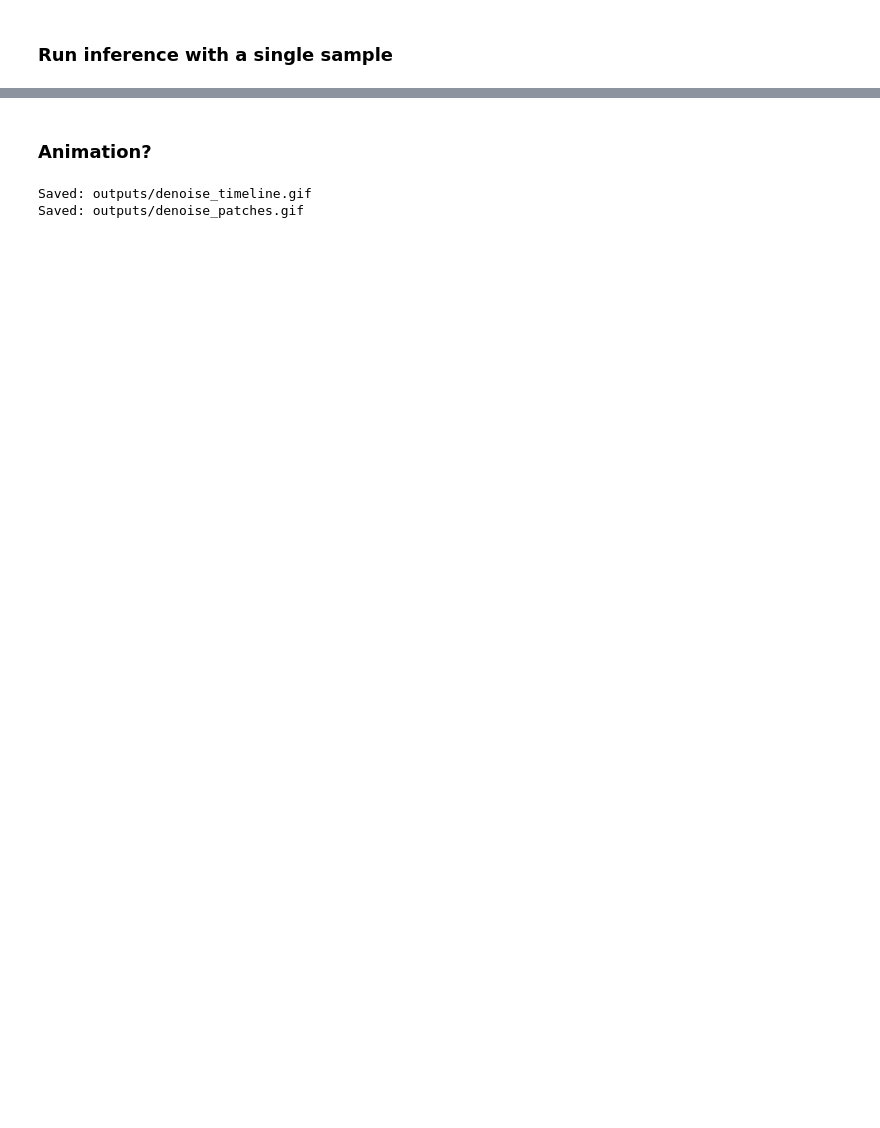
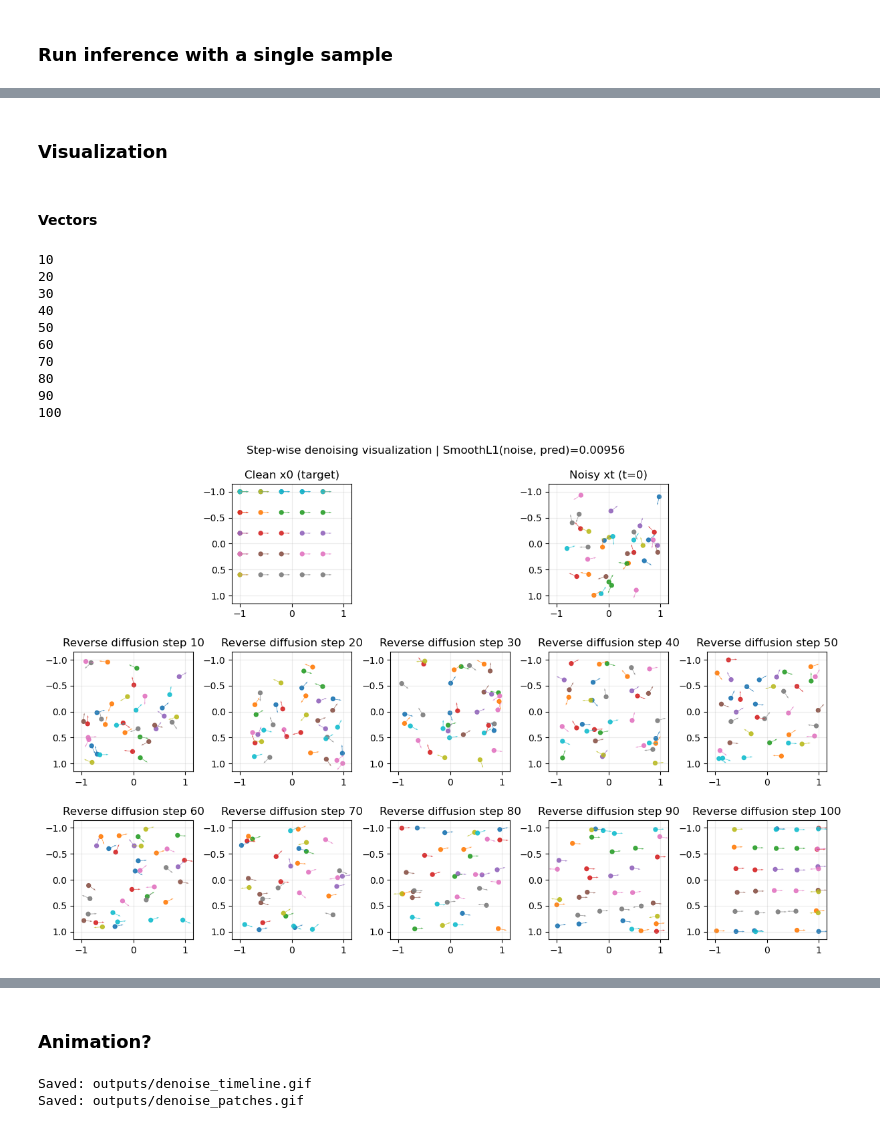
Before and after one commit to silviasuhu/deep-learning-puzzle-project, a Jupyter notebook: inference_visualization.ipynb, the cells around one changed output, grey strips where cells are left out. Saved outputs shown, nothing was run; the diff lists cells and outputs as text; code cells hidden in the pictures; blank space fills up the shorter version.

```diff
--- a/inference_visualization.ipynb
+++ b/inference_visualization.ipynb
@@ -388 +644,40 @@ Sample loss: 0.017091238871216774
+# %% [markdown]
+### Visualization
+# %% [markdown]
+#### Vectors
+# %%
+fig, axs = plt.subplots(3, 5, figsize=(12,8))
+axs = axs.flatten()
+# hide unused axes in first row
+axs[0].axis('off')
+axs[2].axis('off')
+axs[4].axis('off')
+
+
+for i in range(len(axs)):
+    if i == 0 or i == 2 or i == 4:
+        continue
+    elif i == 1:
+        _plot_pose(axs[i], traj[0], "Clean x0 (target)")
+    elif i == 3:
+        _plot_pose(axs[i], traj[1], f"Noisy xt (t={int(t[0].item())})")
+    elif i > 4:
+        print((i-4)*10)
+        _plot_pose(axs[i], traj[(i-4)*10], f"Reverse diffusion step {(i-4)*10}" if i < len(traj) else "Final x0_hat")
+fig.suptitle(f"Step-wise denoising visualization | SmoothL1(noise, pred)={loss:.5f}")
+plt.tight_layout()
+plt.savefig("outputs/denoise_arrows_traj.png", dpi=600)
+plt.show()
+# %% [output]
+10
+20
+30
+40
+50
+60
+70
+80
+90
+100
+[figure, added]
 # %%
```
Also changed, not shown: parts of 20 cells of this notebook.
